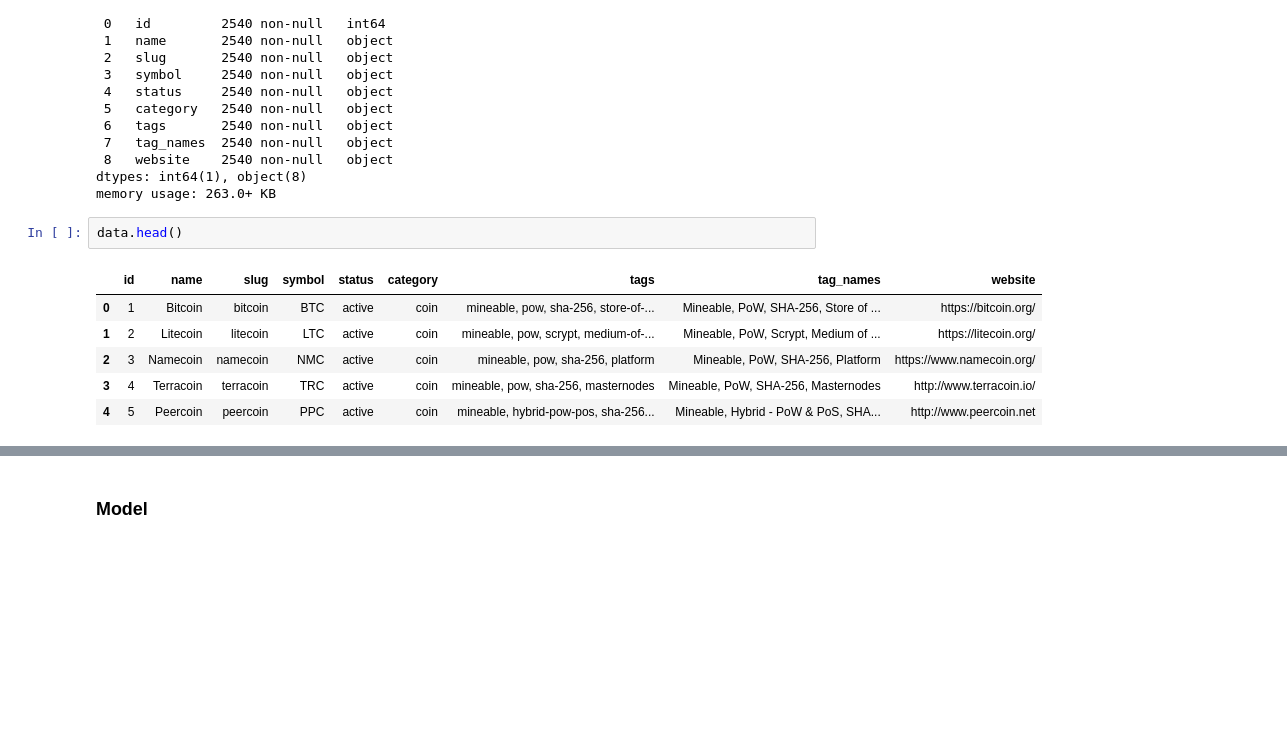
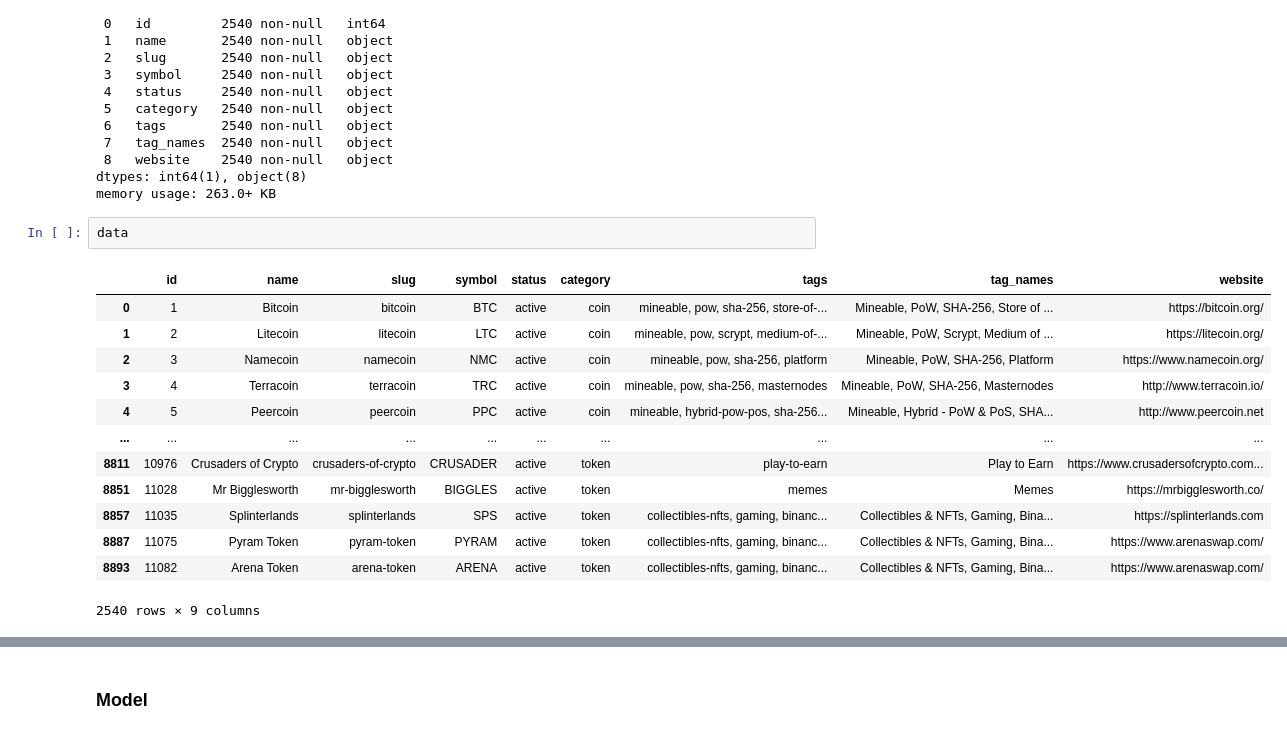
Before and after one commit to salsabillaflsft/MachineLearningProject, a Jupyter notebook: recommender_project.ipynb, the cells around one changed output, grey strips where cells are left out. Saved outputs shown, nothing was run; the diff lists cells and outputs as text; blank space fills up the shorter version.

```diff
--- a/recommender_project.ipynb
+++ b/recommender_project.ipynb
@@ -144,11 +145,18 @@ Data columns (total 9 columns):
 dtypes: int64(1), object(8)
 memory usage: 263.0+ KB
 # %%
-data.head()
+data
 # %% [output]
 |  | id | name | slug | symbol | status | category | tags | tag_names | website |
 | 0 | 1 | Bitcoin | bitcoin | BTC | active | coin | mineable, pow, sha-256, store-of-... | Mineable, PoW, SHA-256, Store of ... | https://bitcoin.org/ |
 | 1 | 2 | Litecoin | litecoin | LTC | active | coin | mineable, pow, scrypt, medium-of-... | Mineable, PoW, Scrypt, Medium of ... | https://litecoin.org/ |
 | 2 | 3 | Namecoin | namecoin | NMC | active | coin | mineable, pow, sha-256, platform | Mineable, PoW, SHA-256, Platform | https://www.namecoin.org/ |
 | 3 | 4 | Terracoin | terracoin | TRC | active | coin | mineable, pow, sha-256, masternodes | Mineable, PoW, SHA-256, Masternodes | http://www.terracoin.io/ |
 | 4 | 5 | Peercoin | peercoin | PPC | active | coin | mineable, hybrid-pow-pos, sha-256... | Mineable, Hybrid - PoW & PoS, SHA... | http://www.peercoin.net |
+| ... | ... | ... | ... | ... | ... | ... | ... | ... | ... |
+| 8811 | 10976 | Crusaders of Crypto | crusaders-of-crypto | CRUSADER | active | token | play-to-earn | Play to Earn | https://www.crusadersofcrypto.com... |
+| 8851 | 11028 | Mr Bigglesworth | mr-bigglesworth | BIGGLES | active | token | memes | Memes | https://mrbigglesworth.co/ |
+| 8857 | 11035 | Splinterlands | splinterlands | SPS | active | token | collectibles-nfts, gaming, binanc... | Collectibles & NFTs, Gaming, Bina... | https://splinterlands.com |
+| 8887 | 11075 | Pyram Token | pyram-token | PYRAM | active | token | collectibles-nfts, gaming, binanc... | Collectibles & NFTs, Gaming, Bina... | https://www.arenaswap.com/ |
+| 8893 | 11082 | Arena Token | arena-token | ARENA | active | token | collectibles-nfts, gaming, binanc... | Collectibles & NFTs, Gaming, Bina... | https://www.arenaswap.com/ |
+2540 rows × 9 columns
```
Also changed, not shown: parts of 7 cells of this notebook.
